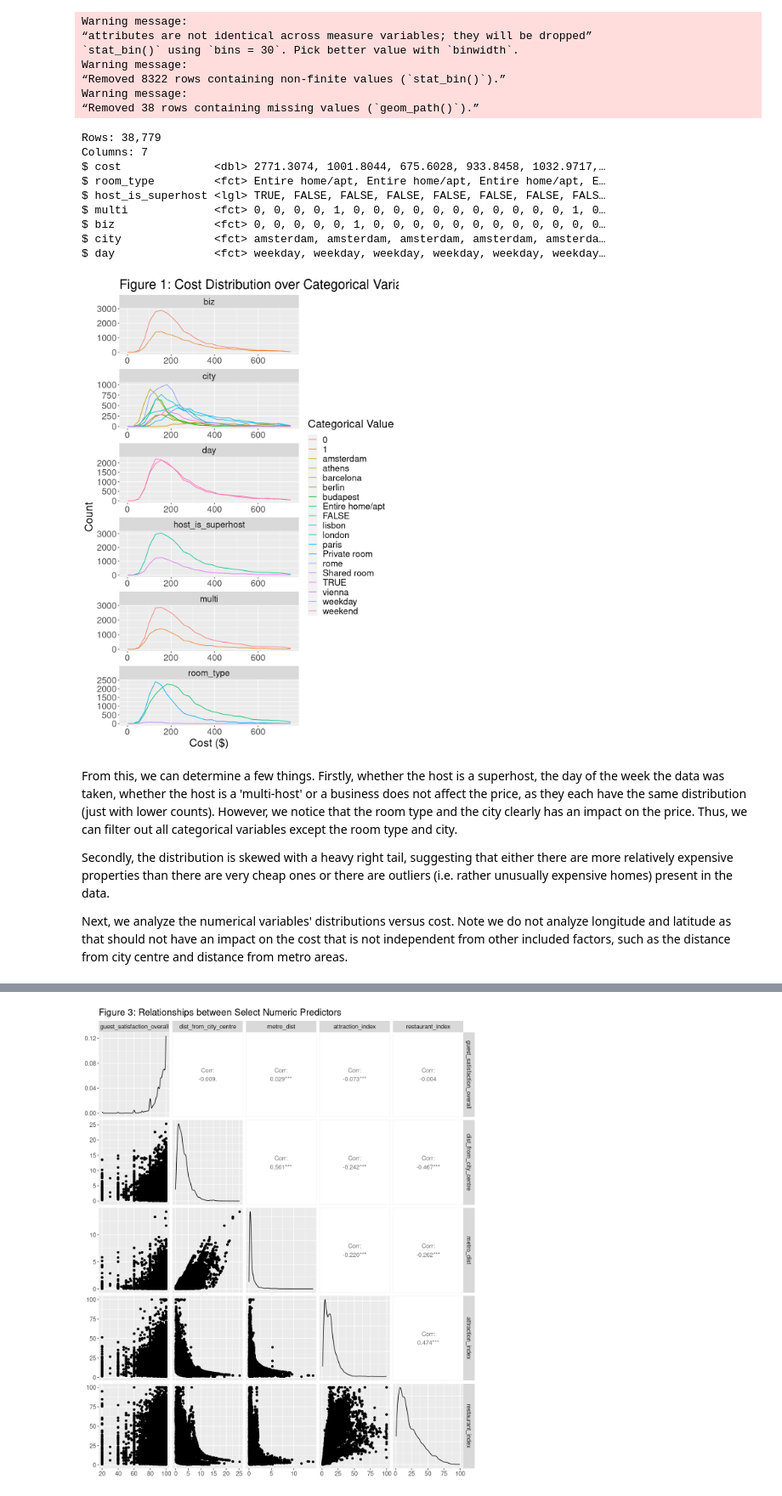
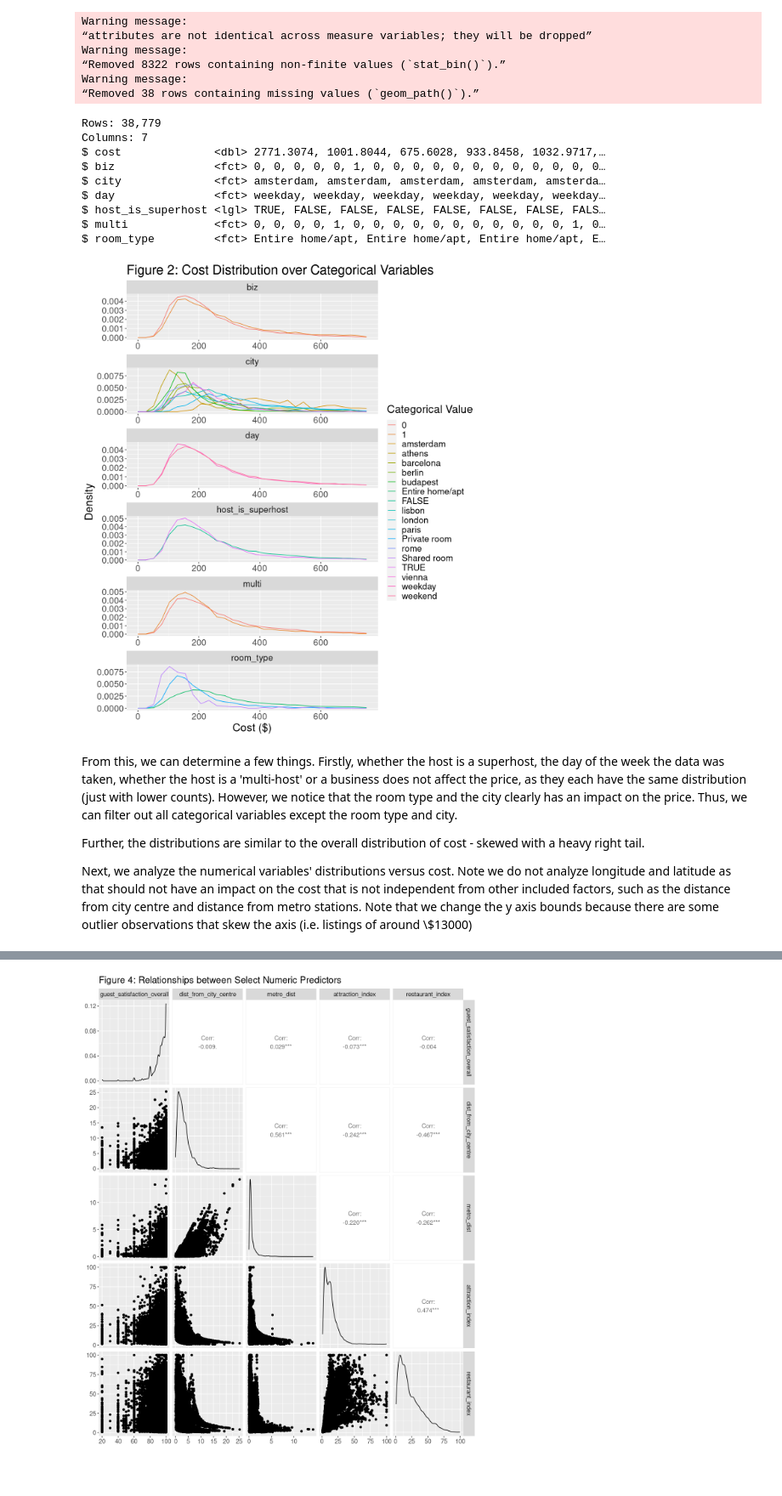
Before and after one commit to Z0rb14n/DSCI-100-Project, a Jupyter notebook: FinalReport.ipynb, the cells around one changed output, grey strips where cells are left out. Shown: that part at 85% size. Drawn from its saved outputs; the diff is of its cells as text; code cells hidden in the pictures; blank space fills up the shorter version.

```diff
--- a/FinalReport.ipynb
+++ b/FinalReport.ipynb
@@ -128,50 +116,44 @@ We see that the cost has a strong right skew, with an average price of about \\$
 
 Next, we analyze the distribution of the cost in relation to categorical variables, to see what categorical variables will be useful in the analysis.
 # %%
-#############################################              #############################################
-############################################# TODO CLEANUP #############################################
-#############################################              #############################################
-
-options(repr.plot.width = 8, repr.plot.height = 12)
+options(repr.plot.width = 10, repr.plot.height = 12)
 
 airbnb_categorical <- airbnb_train |>
-    select(-person_capacity, -cleanliness_rating, -guest_satisfaction_overall, -bedrooms, -dist_from_city_centre, -metro_dist, -attraction_index, -restaurant_index, -lng, -lat)
+    select(cost, biz, city, day, host_is_superhost, multi, room_type)
 
 # https://stackoverflow.com/questions/24648729/plot-one-numeric-variable-against-n-numeric-variables-in-n-plots
 # can't use ggpairs since we only want against ONE variable
-# also ggpairs takes ages + only numeric lol
 airbnb_categorical |>
     gather(-cost, key = "variable", value = "value") |>
-    ggplot(aes(cost, color = value)) +
-        geom_freqpoly() +
+    ggplot(aes(cost, after_stat(density), color = value)) +
+        geom_freqpoly(bins=30) +
         facet_wrap(~variable, scales = "free", ncol = 1) +
         xlim(0,750) + # want smaller axes
-        labs(x = "Cost ($)", y = "Count", color = "Categorical Value", title = "Figure 1: Cost Distribution over Categorical Variables") +
+        labs(x = "Cost ($)", y = "Density", color = "Categorical Value", title = "Figure 2: Cost Distribution over Categorical Variables") +
         theme(text = element_text(size = 20))
 
 glimpse(airbnb_categorical);
 # %% [output]
 Warning message:
 “attributes are not identical across measure variables; they will be dropped”
-`stat_bin()` using `bins = 30`. Pick better value with `binwidth`.
 Warning message:
 “Removed 8322 rows containing non-finite values (`stat_bin()`).”
 Warning message:
 “Removed 38 rows containing missing values (`geom_path()`).”
 Rows: 38,779
 Columns: 7
 $ cost              <dbl> 2771.3074, 1001.8044, 675.6028, 933.8458, 1032.9717,…
-$ room_type         <fct> Entire home/apt, Entire home/apt, Entire home/apt, E…
-$ host_is_superhost <lgl> TRUE, FALSE, FALSE, FALSE, FALSE, FALSE, FALSE, FALS…
-$ multi             <fct> 0, 0, 0, 0, 1, 0, 0, 0, 0, 0, 0, 0, 0, 0, 0, 0, 1, 0…
 $ biz               <fct> 0, 0, 0, 0, 0, 1, 0, 0, 0, 0, 0, 0, 0, 0, 0, 0, 0, 0…
 $ city              <fct> amsterdam, amsterdam, amsterdam, amsterdam, amsterda…
 $ day               <fct> weekday, weekday, weekday, weekday, weekday, weekday…
+$ host_is_superhost <lgl> TRUE, FALSE, FALSE, FALSE, FALSE, FALSE, FALSE, FALS…
+$ multi             <fct> 0, 0, 0, 0, 1, 0, 0, 0, 0, 0, 0, 0, 0, 0, 0, 0, 1, 0…
+$ room_type         <fct> Entire home/apt, Entire home/apt, Entire home/apt, E…
-[figure, old version]
+[figure, new version]
 # %% [markdown]
 From this, we can determine a few things. Firstly, whether the host is a superhost, the day of the week the data was taken, whether the host is a 'multi-host' or a business does not affect the price, as they each have the same distribution (just with lower counts). However, we notice that the room type and the city clearly has an impact on the price. Thus, we can filter out all categorical variables except the room type and city.
 
-Secondly, the distribution is skewed with a heavy right tail, suggesting that either there are more relatively expensive properties than there are very cheap ones or there are outliers (i.e. rather unusually expensive homes) present in the data.
+Further, the distributions are similar to the overall distribution of cost - skewed with a heavy right tail.
 
-Next, we analyze the numerical variables' distributions versus cost. Note we do not analyze longitude and latitude as that should not have an impact on the cost that is not independent from other included factors, such as the distance from city centre and distance from metro areas.
+Next, we analyze the numerical variables' distributions versus cost. Note we do not analyze longitude and latitude as that should not have an impact on the cost that is not independent from other included factors, such as the distance from city centre and distance from metro stations. Note that we change the y axis bounds because there are some outlier observations that skew the axis (i.e. listings of around \\$13000)
 # %%
```
Also changed, not shown: parts of 25 cells of this notebook.
